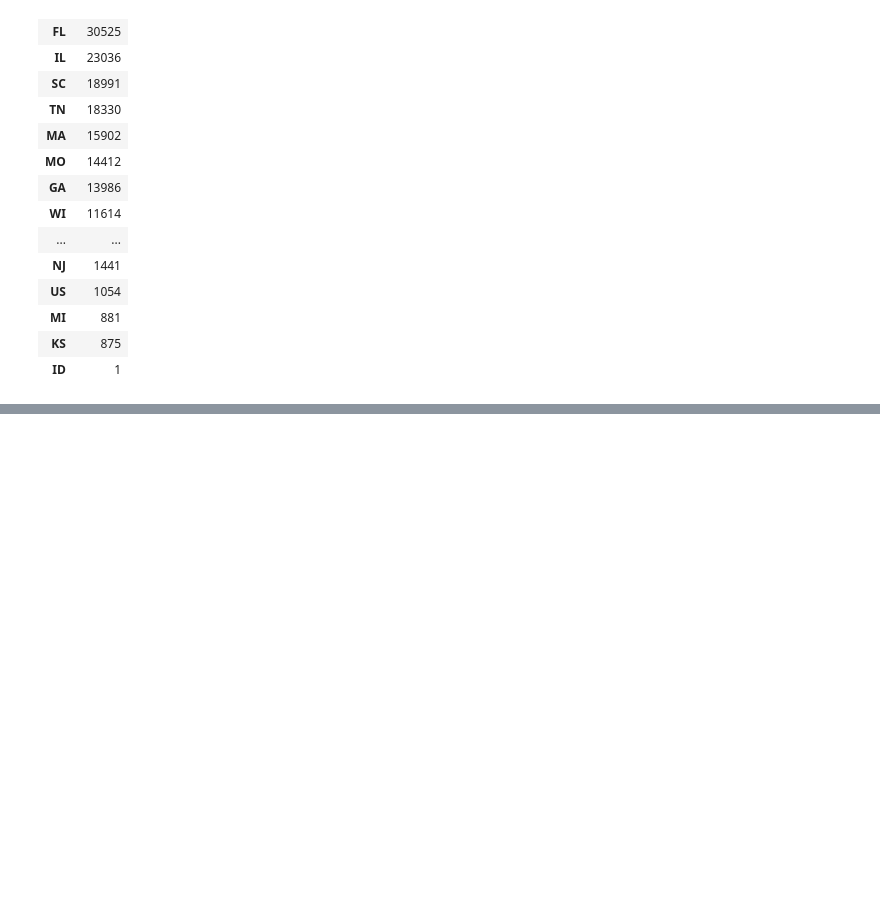
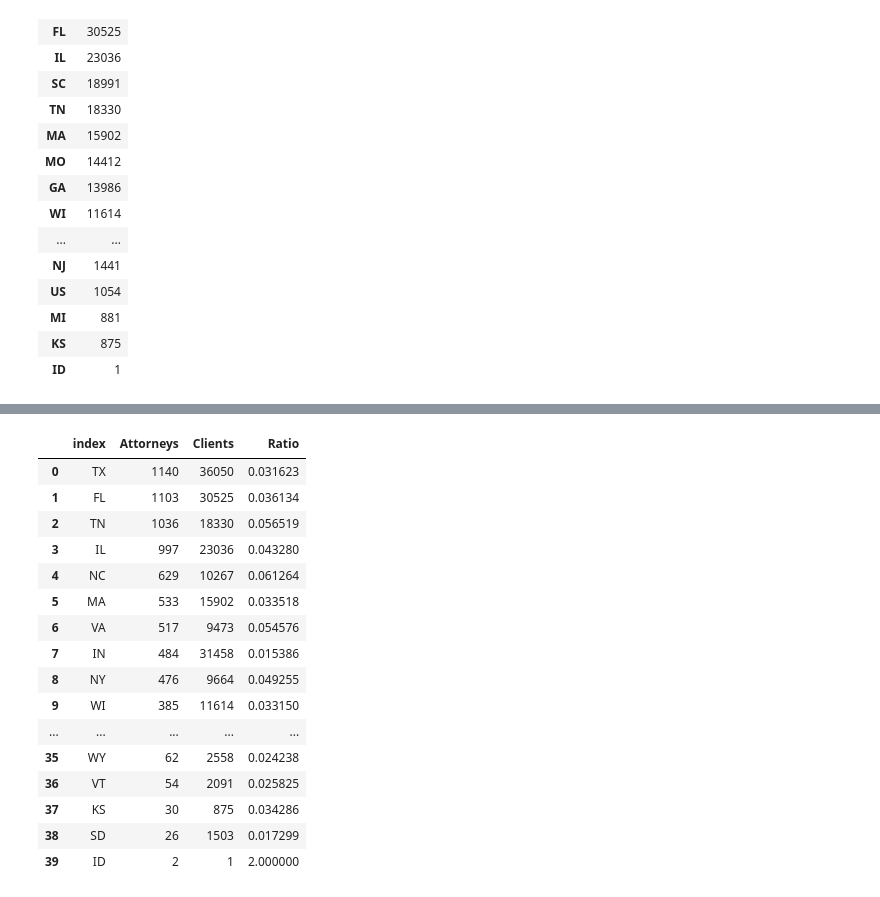
Before and after one commit to WillTReeves/Datafest-2023, a Jupyter notebook: datafest.ipynb, the cells around one changed output, grey strips where cells are left out. Drawn from its saved outputs; the diff is of its cells as text; code cells hidden in the pictures; blank space fills up the shorter version.

```diff
--- a/datafest.ipynb
+++ b/datafest.ipynb
@@ -22,7 +15,6 @@ ate.head(5)
 # %%
-attorneys = pd.DataFrame(att.StateAbbr.value_counts())
+attorneys = pd.DataFrame(att.StateAbbr.value_counts()).rename(columns={"StateAbbr": "Attorneys"})
 attorneys
-attorneys.rename(columns={"StateAbbr": "Attorneys"})
 # %% [output]
 |  | Attorneys |
 | TX | 1140 |
@@ -43,8 +35,8 @@ attorneys.rename(columns={"StateAbbr": "Attorneys"})
 | ND | 1 |
 # %%
 cli = pd.read_csv("data\\clients.csv")
-clients = pd.DataFrame(cli.StateAbbr.value_counts())
-clients.rename(columns={"StateAbbr": "Clients"})
+clients = pd.DataFrame(cli.StateAbbr.value_counts()).rename(columns={"StateAbbr": "Clients"})
+clients
 # %% [output]
 |  | Clients |
 | TX | 36050 |
@@ -70,0 +78,23 @@ pd.merge(attorneys, clients)
+# %%
+attcli = pd.merge(attorneys, clients, left_index=True, right_index=True).reset_index()
+attcli['Ratio'] = attcli.Attorneys/attcli.Clients
+attcli.to_csv('attorneysandclients.csv')
+attcli
+# %% [output]
+|  | index | Attorneys | Clients | Ratio |
+| 0 | TX | 1140 | 36050 | 0.031623 |
+| 1 | FL | 1103 | 30525 | 0.036134 |
+| 2 | TN | 1036 | 18330 | 0.056519 |
+| 3 | IL | 997 | 23036 | 0.043280 |
+| 4 | NC | 629 | 10267 | 0.061264 |
+| 5 | MA | 533 | 15902 | 0.033518 |
+| 6 | VA | 517 | 9473 | 0.054576 |
+| 7 | IN | 484 | 31458 | 0.015386 |
+| 8 | NY | 476 | 9664 | 0.049255 |
+| 9 | WI | 385 | 11614 | 0.033150 |
+| ... | ... | ... | ... | ... |
+| 35 | WY | 62 | 2558 | 0.024238 |
+| 36 | VT | 54 | 2091 | 0.025825 |
+| 37 | KS | 30 | 875 | 0.034286 |
+| 38 | SD | 26 | 1503 | 0.017299 |
+| 39 | ID | 2 | 1 | 2.000000 |
```
Also changed, not shown: parts of 6 cells of this notebook, 2 other files.
